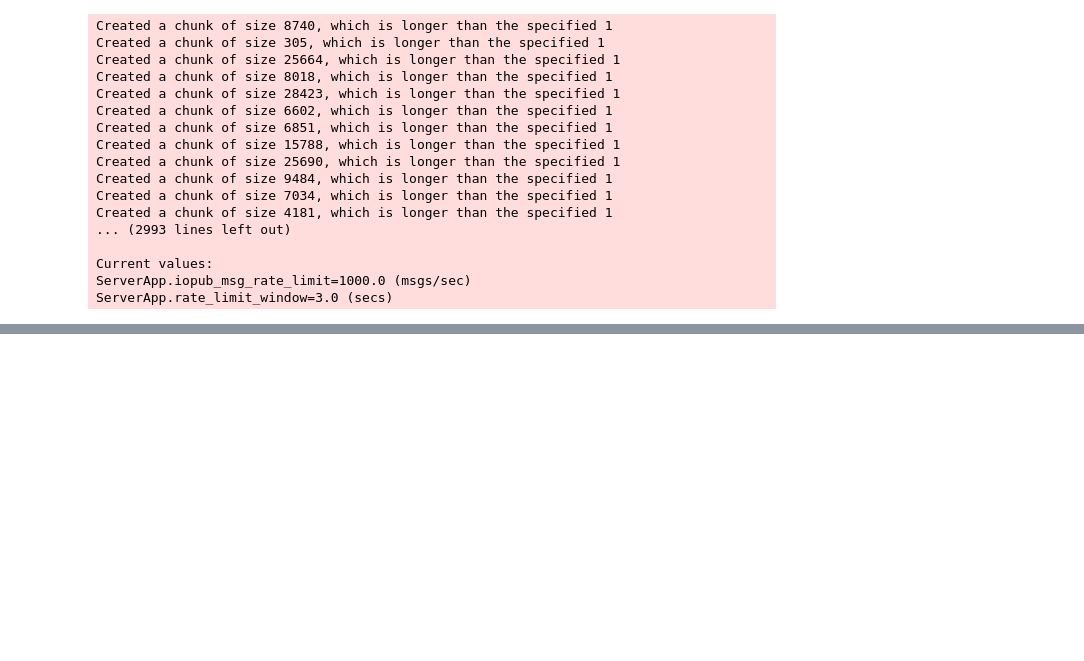
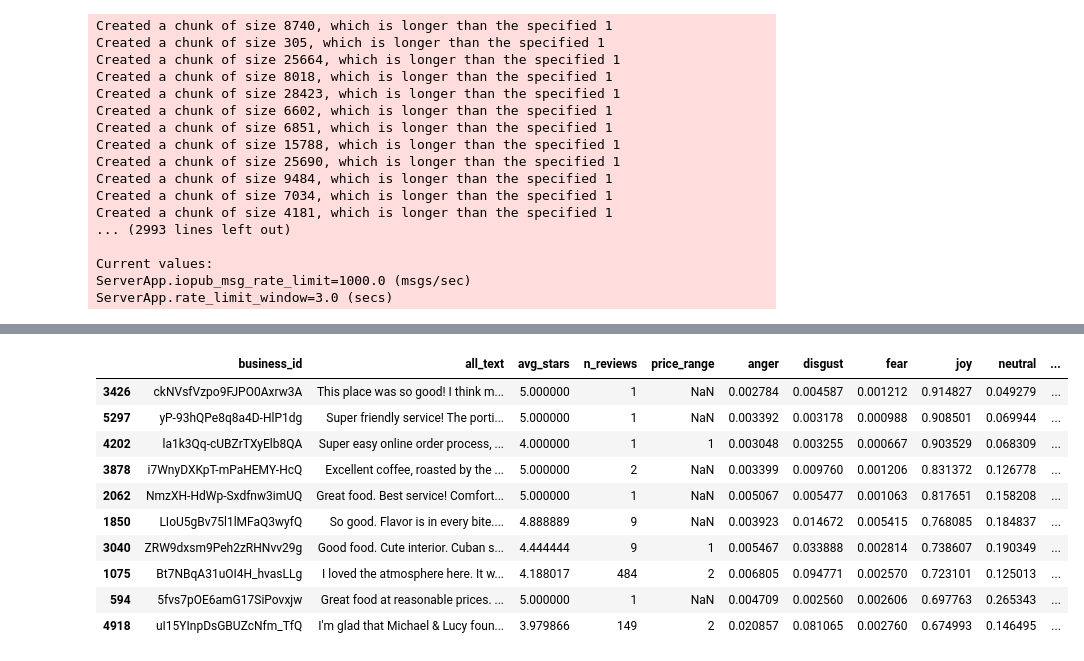
Before and after one commit to suspicious-candy/Restaurant_Rec, a Jupyter notebook: vector-search.ipynb, the cells around one changed output, grey strips where cells are left out. Cells and saved outputs as stored; diff of their text form; code cells hidden in the pictures; blank space fills up the shorter version.

```diff
--- a/vector-search.ipynb
+++ b/vector-search.ipynb
@@ -103,0 +304,16 @@ def retrieve_semantic_recommendations(query: str, k: int = 5):
+# %%
+
+sample = df.groupby("business_id").head(20).copy()
+print(f"scoring {len(sample)} reviews on GPU...")
+
+scores = score_many(sample["text"].tolist(), batch_size=64)
+
+sample = pd.concat([sample[["business_id"]].reset_index(drop=True),
+                    scores.reset_index(drop=True)], axis=1)
+
+emo_by_restaurant = sample.groupby("business_id")[EMOTIONS].mean()
+for e in EMOTIONS:
+    restaurant_docs[e] = restaurant_docs["business_id"].map(emo_by_restaurant[e])
+
+print("scored:", restaurant_docs["joy"].notna().sum(), "of", len(restaurant_docs))
+restaurant_docs[["business_id"] + EMOTIONS].head()
@@ -103,0 +354,34 @@ def retrieve_semantic_recommendations(query: str, k: int = 5):
+# %%
+def retrieve_semantic_recommendations(query, city=None, home=None, max_km=None,
+                                      sort_emotion=None, k=5):
+    fetch_k = 200 if (sort_emotion or (home and max_km)) else k
+    flt = {"city": city} if city else None
+    results = db.similarity_search(query, k=fetch_k, filter=flt)
+    ids = [r.page_content.split()[0] for r in results]
+    recs = restaurant_docs[restaurant_docs["business_id"].isin(ids)].copy()
+
+    if home is not None and max_km is not None:
+        recs["dist_km"] = km_away(recs["latitude"], recs["longitude"], home[0], home[1])
+        recs = recs[recs["dist_km"] <= max_km]
+
+    if sort_emotion:                                   # re-rank by feeling
+        recs = recs.sort_values(sort_emotion, ascending=False)
+    else:                                              # keep semantic rank
+        order = {b: i for i, b in enumerate(ids)}
+        recs = recs.sort_values(by="business_id", key=lambda s: s.map(order))
+
+    return recs.head(k)
+
+retrieve_semantic_recommendations("upscale", sort_emotion="joy", k=10)
+# %% [output]
+|  | business_id | all_text | avg_stars | n_reviews | price_range | anger | disgust | fear | joy | neutral | ... |
+| 3426 | ckNVsfVzpo9FJPO0Axrw3A | This place was so good! I think m... | 5.000000 | 1 | NaN | 0.002784 | 0.004587 | 0.001212 | 0.914827 | 0.049279 | ... |
+| 5297 | yP-93hQPe8q8a4D-HlP1dg | Super friendly service! The porti... | 5.000000 | 1 | NaN | 0.003392 | 0.003178 | 0.000988 | 0.908501 | 0.069944 | ... |
+| 4202 | la1k3Qq-cUBZrTXyElb8QA | Super easy online order process, ... | 4.000000 | 1 | 1 | 0.003048 | 0.003255 | 0.000667 | 0.903529 | 0.068309 | ... |
+| 3878 | i7WnyDXKpT-mPaHEMY-HcQ | Excellent coffee, roasted by the ... | 5.000000 | 2 | NaN | 0.003399 | 0.009760 | 0.001206 | 0.831372 | 0.126778 | ... |
+| 2062 | NmzXH-HdWp-Sxdfnw3imUQ | Great food. Best service! Comfort... | 5.000000 | 1 | NaN | 0.005067 | 0.005477 | 0.001063 | 0.817651 | 0.158208 | ... |
+| 1850 | LIoU5gBv75l1lMFaQ3wyfQ | So good. Flavor is in every bite.... | 4.888889 | 9 | NaN | 0.003923 | 0.014672 | 0.005415 | 0.768085 | 0.184837 | ... |
+| 3040 | ZRW9dxsm9Peh2zRHNvv29g | Good food. Cute interior. Cuban s... | 4.444444 | 9 | 1 | 0.005467 | 0.033888 | 0.002814 | 0.738607 | 0.190349 | ... |
+| 1075 | Bt7NBqA31uOI4H_hvasLLg | I loved the atmosphere here. It w... | 4.188017 | 484 | 2 | 0.006805 | 0.094771 | 0.002570 | 0.723101 | 0.125013 | ... |
+| 594 | 5fvs7pOE6amG17SiPovxjw | Great food at reasonable prices. ... | 5.000000 | 1 | NaN | 0.004709 | 0.002560 | 0.002606 | 0.697763 | 0.265343 | ... |
+| 4918 | uI15YInpDsGBUZcNfm_TfQ | I'm glad that Michael & Lucy foun... | 3.979866 | 149 | 2 | 0.020857 | 0.081065 | 0.002760 | 0.674993 | 0.146495 | ... |
```
Also changed, not shown: parts of 30 cells of this notebook, 12 other files.
